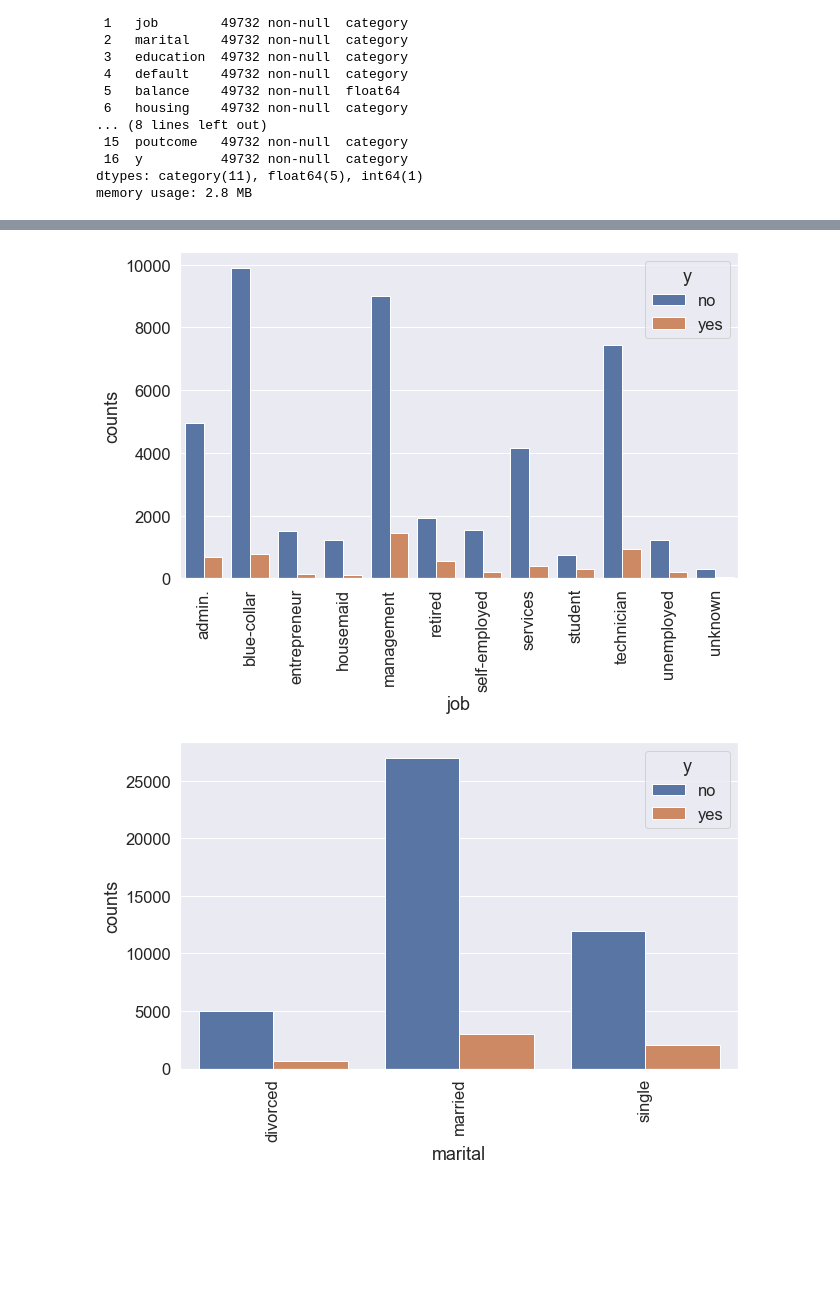
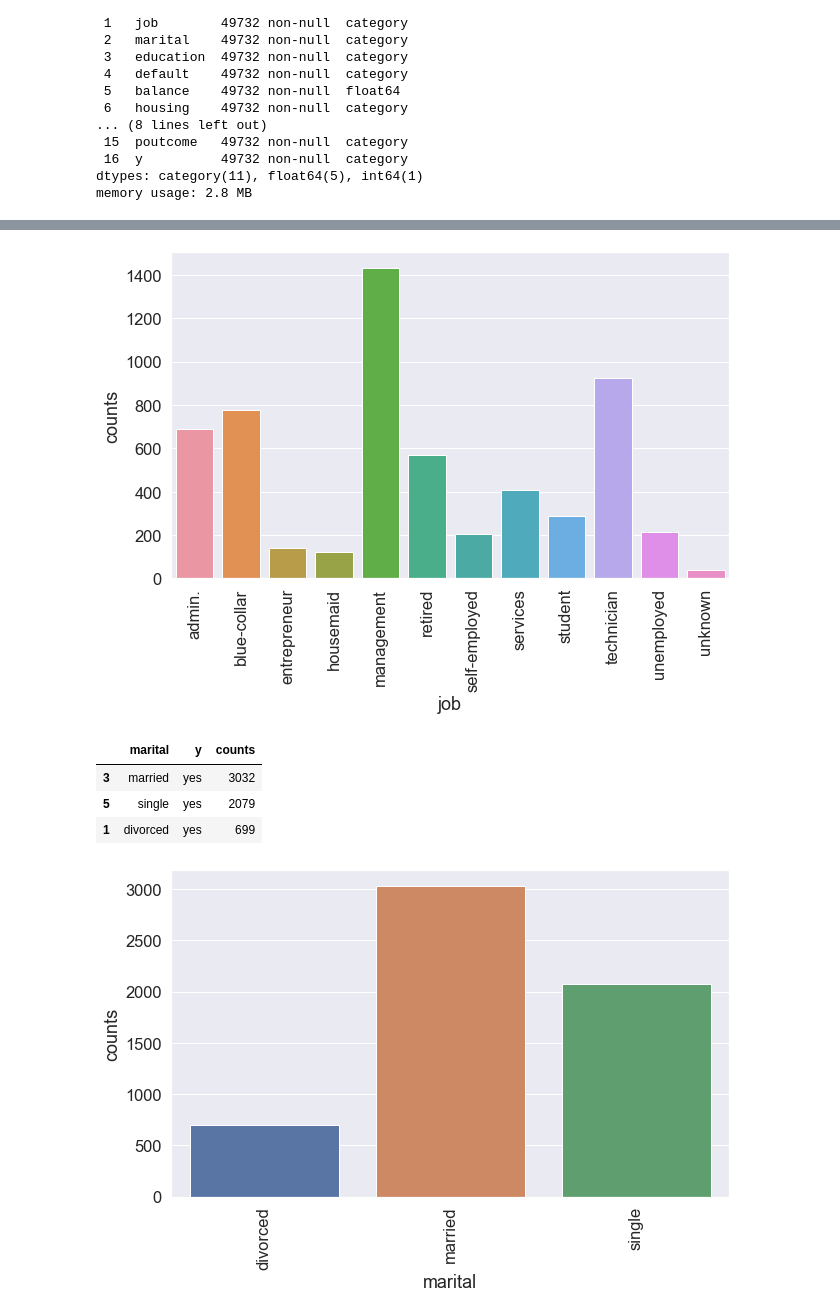
Before and after one commit to rhythmbhavsar/Bank-Marketing, a Jupyter notebook: Bank Marketing.ipynb, the cells around one changed output, grey strips where cells are left out. Saved outputs shown, nothing was run; the diff lists cells and outputs as text; code cells hidden in the pictures; blank space fills up the shorter version.

```diff
--- a/Bank Marketing.ipynb
+++ b/Bank Marketing.ipynb
@@ -553,12 +491,19 @@ plt.show()
 # %%
-sns.barplot(x=count_job['job'], y=count_job['counts'],hue=count_job['y'])
+sns.barplot(x=yes_job['job'], y=yes_job['counts'])
 plt.xticks(rotation=90)
 plt.show()
 # %% [output]
-[figure, old version]
+[figure, new version]
+# %%
+yes_merital.sort_values(by=['counts'],ascending=False)
+# %% [output]
+|  | marital | y | counts |
+| 3 | married | yes | 3032 |
+| 5 | single | yes | 2079 |
+| 1 | divorced | yes | 699 |
 # %%
-sns.barplot(x=count_marital['marital'], y=count_marital['counts'],hue=count_marital['y'])
+sns.barplot(x=yes_merital['marital'], y=yes_merital['counts'])
 plt.xticks(rotation=90)
 plt.show()
 # %% [output]
-[figure, old version]
+[figure, new version]
```
Also changed, not shown: parts of 35 cells of this notebook.
